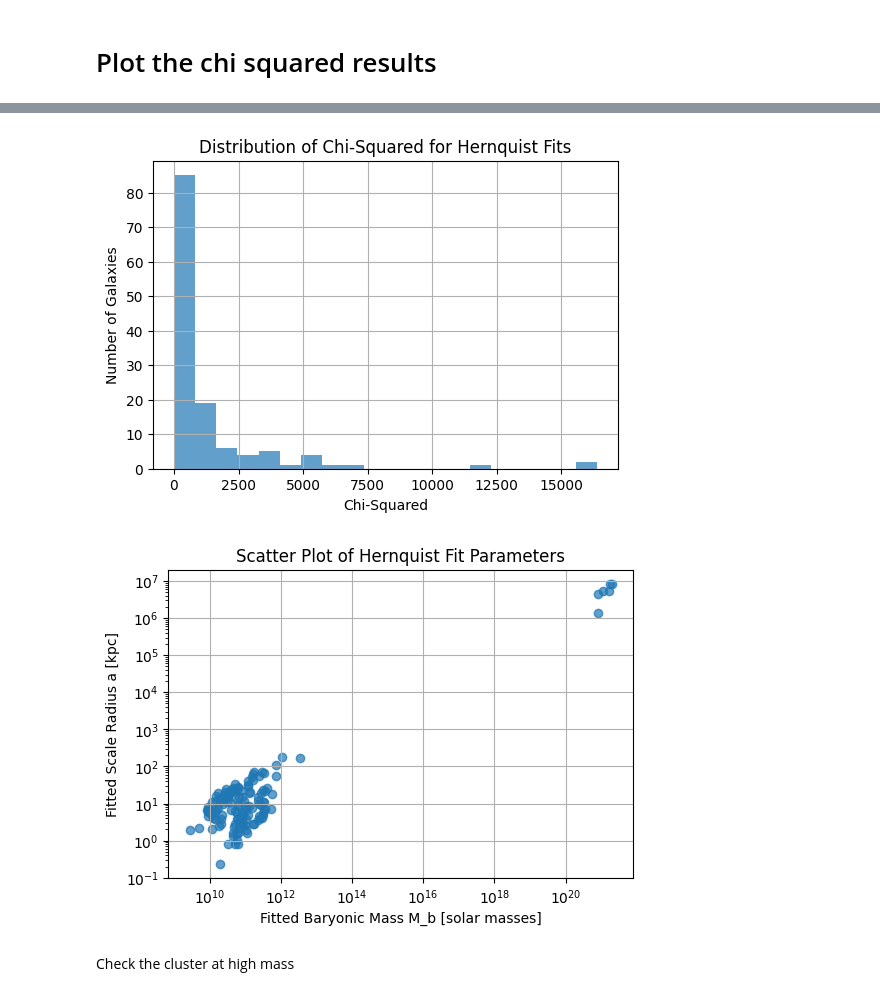
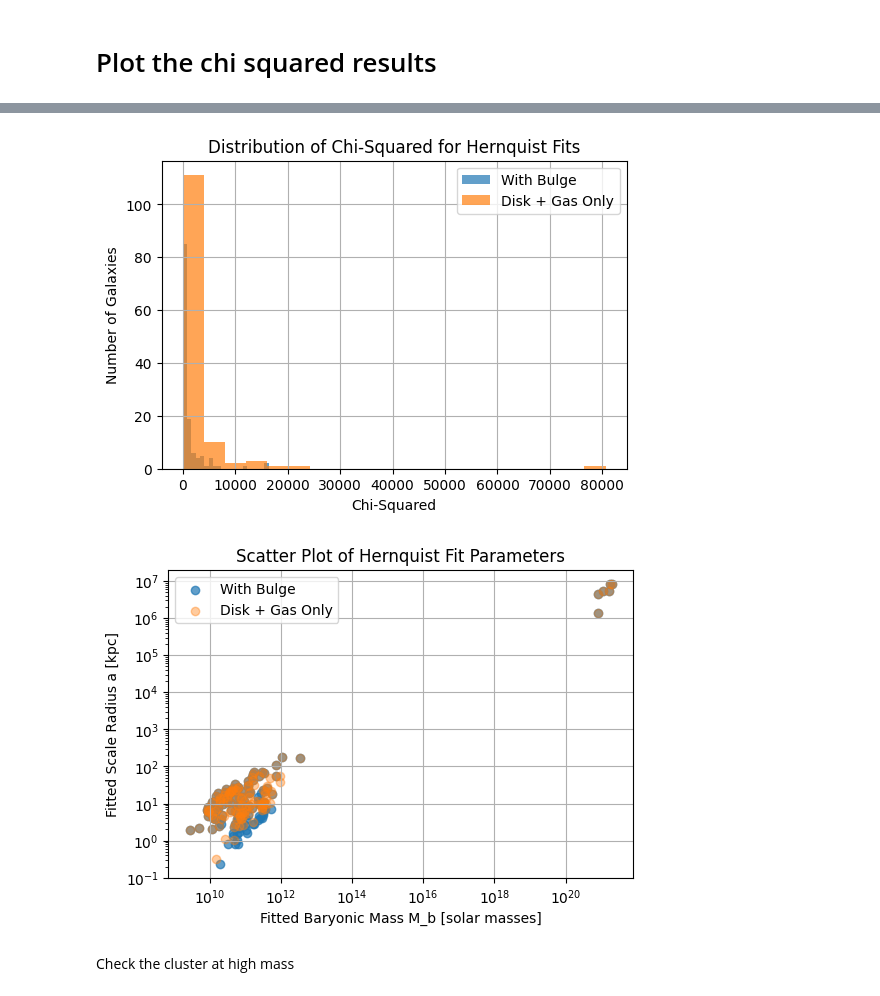
Before and after one commit to AdamSmithOrlik/sidm-rotation-curves-SPARC, a Jupyter notebook: baryon-fits.ipynb, the cells around one changed output, grey strips where cells are left out. Drawn from its saved outputs; the diff is of its cells as text; code cells hidden in the pictures.

```diff
--- a/baryon-fits.ipynb
+++ b/baryon-fits.ipynb
@@ -138,13 +139,17 @@ plot_path = os.getcwd() + "/plots/fits/"
 data_path = os.getcwd() + "/data/fit_data/"
 
 data = pd.read_csv(os.path.join(data_path, "hernquist_fit_results_gamma.csv"))
+data2 = pd.read_csv(os.path.join(data_path, "hernquist_fit_disk_gas.csv"))
 failed = np.loadtxt(os.path.join(data_path, "failed_fits_gamma.txt"), dtype=str).tolist()
 print("Number of galaxies with failed fits:", len(failed))
 
 sub = data[data["RedChiSq"] < 100]
+sub2 = data2[data2["RedChiSq"] < 100]
 
 plt.figure(figsize=(6,4))
-plt.hist(sub["RedChiSq"], bins=30, color='C0', alpha=0.7)
+plt.hist(sub["RedChiSq"], bins=30, color='C0', alpha=0.7, label='With Bulge')
+plt.hist(sub2["RedChiSq"], bins=30, color='C1', alpha=0.7, label='Disk + Gas Only')
+plt.legend()
 plt.xlabel('Reduced Chi-Squared')
 plt.ylabel('Number of Galaxies')
 plt.title('Distribution of Reduced Chi-Squared for Hernquist Fits')
@@ -171,27 +161,31 @@ Name: GalaxyID, dtype: object
 # %%
 plt.figure(figsize=(6,4))
-plt.hist(data["ChiSq"], bins=20, color='C0', alpha=0.7)
+plt.hist(data["ChiSq"], bins=20, color='C0', alpha=0.7, label='With Bulge')
+plt.hist(data2["ChiSq"], bins=20, color='C1', alpha=0.7, label='Disk + Gas Only')
+plt.legend()
 plt.xlabel('Chi-Squared')
 plt.ylabel('Number of Galaxies')
 plt.title('Distribution of Chi-Squared for Hernquist Fits')
 plt.grid()
 plt.show()
 # %% [output]
-[figure, old version]
+[figure, new version]
 # %%
 # scatter of M_b and a fits
 
 plt.figure(figsize=(6,4))
-plt.scatter(data["M_b_fit"], data["a_fit"], color='C0', alpha=0.7)
+plt.scatter(data["M_b_fit"], data["a_fit"], color='C0', alpha=0.7, label='With Bulge')
+plt.scatter(data2["M_b_fit"], data2["a_fit"], color='C1', alpha=0.4, label='Disk + Gas Only')
 plt.xscale('log')
 plt.yscale('log')
 plt.xlabel('Fitted Baryonic Mass M_b [solar masses]')
 plt.ylabel('Fitted Scale Radius a [kpc]')
 plt.title('Scatter Plot of Hernquist Fit Parameters')
+plt.legend()
 plt.grid()
 plt.show()
 # %% [output]
-[figure, old version]
+[figure, new version]
 # %% [markdown]
 Check the cluster at high mass
 # %% [markdown]
```
Also changed, not shown: parts of 4 cells of this notebook, 2 other files.
